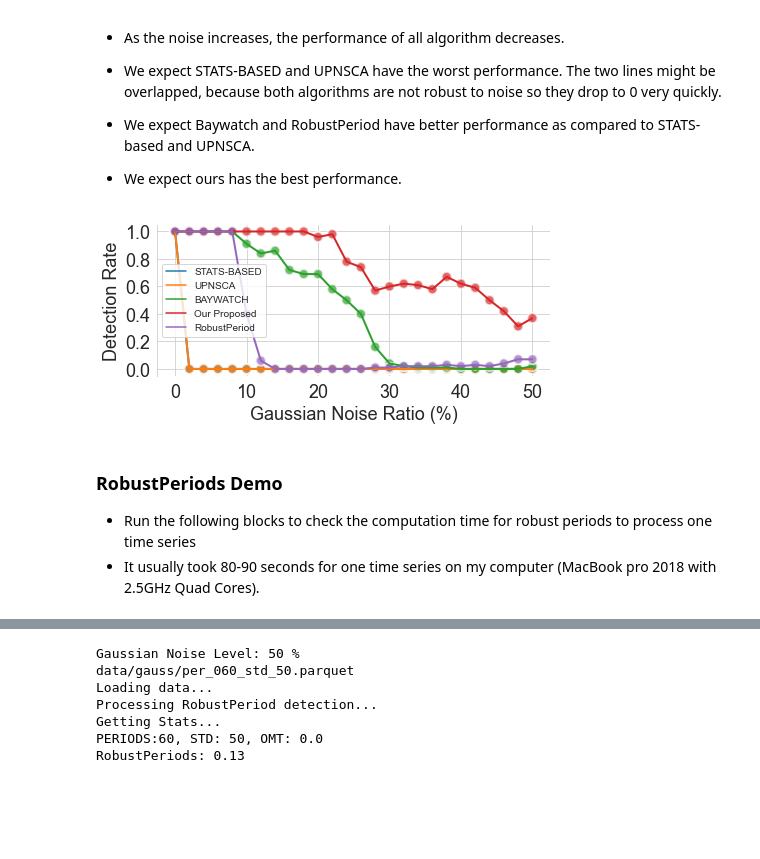
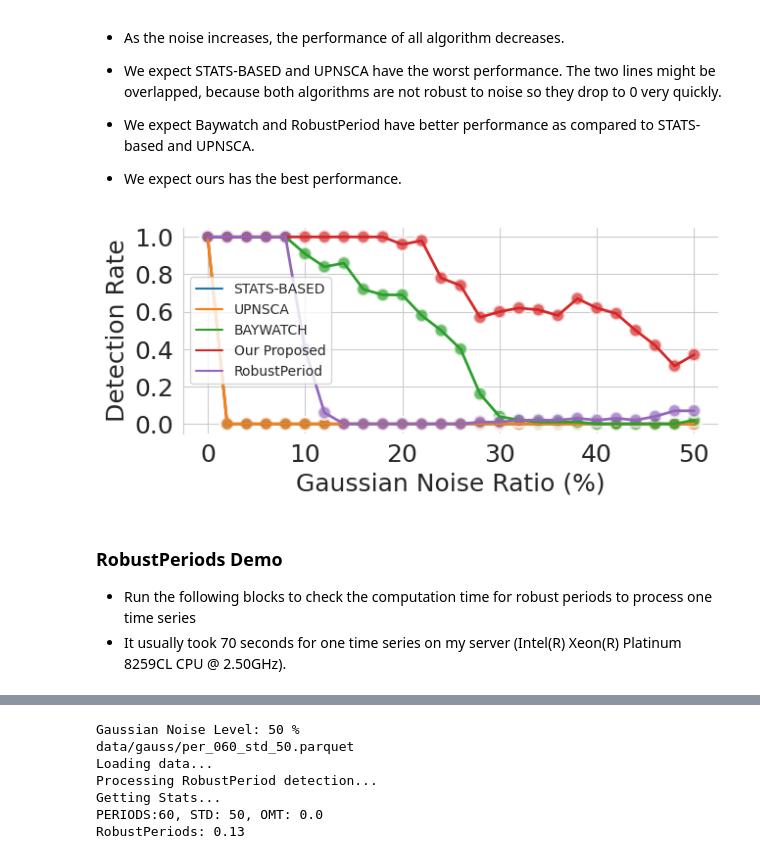
Before and after one commit to yizhezhang07/bcndetection, a Jupyter notebook: gauss_simulations.ipynb, the cells around one changed output, grey strips where cells are left out. Cells and saved outputs as stored; diff of their text form; code cells hidden in the pictures; blank space fills up the shorter version.

```diff
--- a/gauss_simulations.ipynb
+++ b/gauss_simulations.ipynb
@@ -199,3 +179,12 @@ statsdf_all = pd.concat([statsdf, statsdf_robust], ignore_index=True)
+# %%
+statsdf_robust = pd.read_csv("results/gauss_robust.csv")
+statsdf = pd.read_csv("results/gauss_evaluation_newresults.csv")
+
+# if you want to read our original results uncomment the following:
+#statsdf = pd.read_csv("results/gauss_evaluation.csv")
+
+
+statsdf_all = pd.concat([statsdf, statsdf_robust], ignore_index=True)
 # %% [markdown]
 ### Plotting the periodicity detection results.
 - **Note** that the figure might be slightly **different** from the figure in the paper due to the **random process** in **both** signal generation and periodicity detection process, which may cause more or less detections.
@@ -208,37 +197,37 @@ statsdf_all = pd.concat([statsdf, statsdf_robust], ignore_index=True)
 # %%
 stats_per10 = statsdf_all.loc[statsdf_all["per"]==600]
 
 
 sns.set_style("whitegrid")
 plt.rcParams['axes.spines.left'] = True
 plt.rcParams['axes.spines.right'] = False
 plt.rcParams['axes.spines.top'] = False
 plt.rcParams['axes.spines.bottom'] = False
 
 
 fig, ax0 = plt.subplots(figsize=(6, 3))
 
 sns.set_palette("tab10")
 
-ax0 = sns.scatterplot(data=stats_per10, x = "std", y="acc", hue="method", x_jitter=100, y_jitter=100,  linewidth=2, alpha=0.7, s=100, ax=ax0, legend = False)
+ax0 = sns.scatterplot(data=stats_per10, x = "std", y="acc", hue="method",linewidth=2, alpha=0.7, s=100, ax=ax0, legend = False)
 ax0 = sns.lineplot(data=stats_per10, x = "std", y="acc", hue="method", markers="acc", linewidth=2, ax=ax0, legend = True)
 
 ax0.set_ylabel("Detection Rate",  fontsize=18)
 ax0.set_xlabel("Gaussian Noise Ratio (%)",  fontsize=18)
 ax0.tick_params(axis='x', labelsize=18)
 ax0.tick_params(axis='y', labelsize=18)
 ax0.set_yticks(np.arange(0, 1.2, step=0.2))
 ax0.legend()
 
 plt.xticks(fontsize=18)
 plt.yticks(fontsize=18)
 plt.subplots_adjust(0.07, 0.15, 0.98, 0.85)
 # %% [output]
-[figure, old version]
+[figure, new version]
 # %% [markdown]
 ### RobustPeriods Demo
 - Run the following blocks to check the computation time for robust periods to process one time series
-- It usually took 80-90 seconds for one time series on my computer (MacBook pro 2018 with 2.5GHz Quad Cores).
+- It usually took 70 seconds for one time series on my server (Intel(R) Xeon(R) Platinum 8259CL CPU @ 2.50GHz).
 # %%
 demo_sigdf = gen_signal_df(period=10, std=0., omit_rate=0, count=1)
 
```
Also changed, not shown: parts of 8 cells of this notebook, 4 other files.
